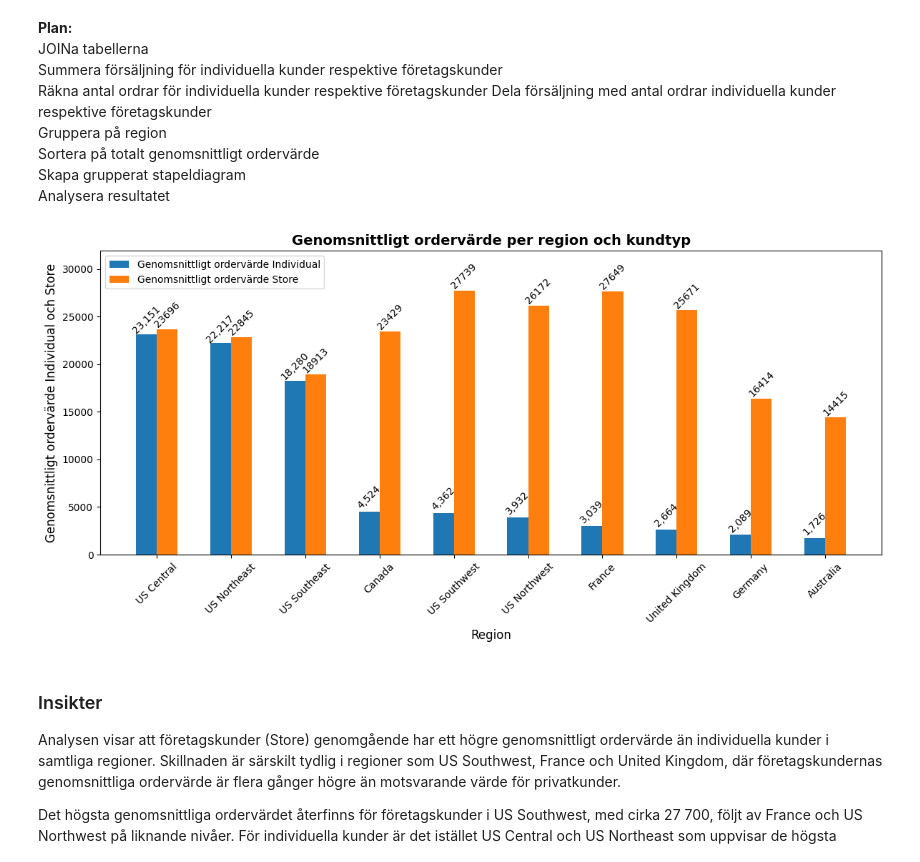
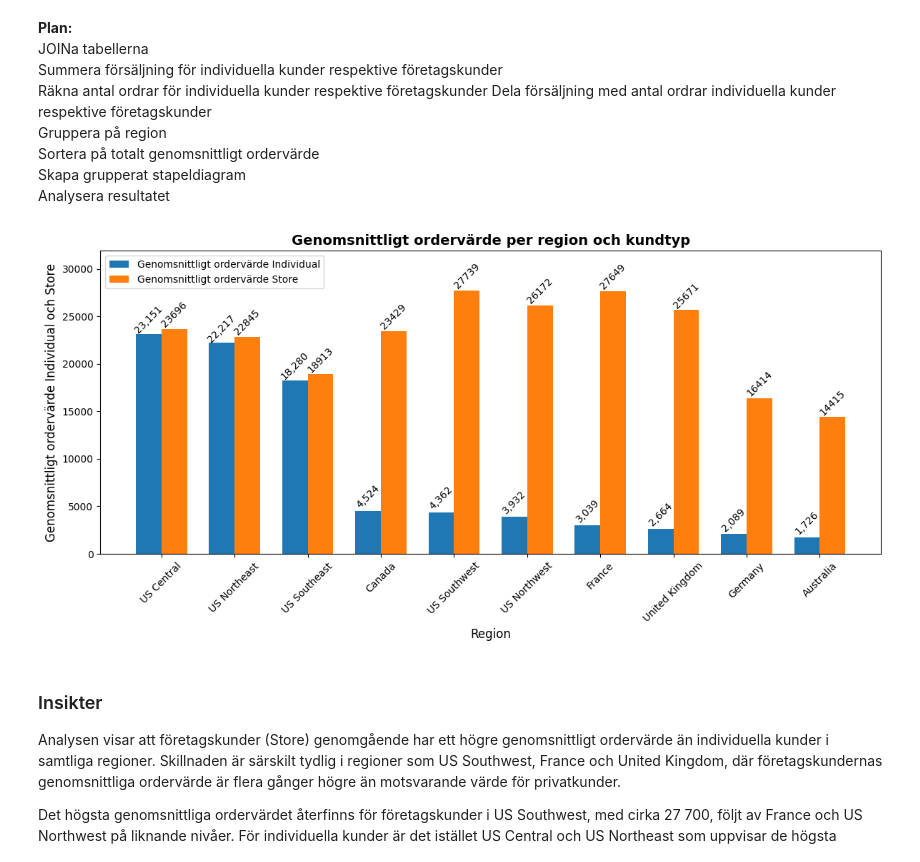
Before and after one commit to MalinMo/AdventureWorks-analysis, a Jupyter notebook: notebooks/adventureworks.ipynb, the cells around one changed output. Cells and saved outputs as stored; diff of their text form; code cells hidden in the pictures.

Commit message:
Pivottabell och visualisering VG2 tillagd

```diff
--- a/notebooks/adventureworks.ipynb
+++ b/notebooks/adventureworks.ipynb
@@ -538,8 +538,7 @@ ORDER BY AvgTotalOrderValue DESC;
 df_vis7 = query_df(query_vis7)
 
 x = np.arange(len(df_vis7))
-
-width = 0.28
+width = 0.35
 
 fig, ax = plt.subplots(figsize=(12, 6))
 
@@ -552,34 +551,34 @@ for bar in bars_individual:
         bar.get_x() + bar.get_width()/2,
         height + 1500,
         f"{height:,.0f}",
         va="center",
         ha="center",
         rotation=45
     )
 
 for bar in bars_store:
     height = bar.get_height()
     ax.text(
         bar.get_x() + bar.get_width()/2,
         height + 1500,
         f"{int(height)}",
         va="center",
         ha="center",
         rotation=45
     )
 
 ax.set_title("Genomsnittligt ordervärde per region och kundtyp", fontsize=14, fontweight="bold")
 ax.set_xlabel("Region", fontsize=12)
 ax.set_ylabel("Genomsnittligt ordervärde Individual och Store", fontsize=12)
 ax.set_xticks(x)
 ax.set_xticklabels(df_vis7["Region"], rotation=45)
 ax.margins(y=0.15)
 
 ax.legend()
 plt.tight_layout()
 plt.show()
 # %% [output]
-[figure, old version]
+[figure, new version]
 # %% [markdown]
 ### Insikter
 Analysen visar att företagskunder (Store) genomgående har ett högre genomsnittligt ordervärde än individuella kunder i samtliga regioner. Skillnaden är särskilt tydlig i regioner som US Southwest, France och United Kingdom, där företagskundernas genomsnittliga ordervärde är flera gånger högre än motsvarande värde för privatkunder.
```
Also changed, not shown: parts of 3 cells of this notebook, 3 other files.
